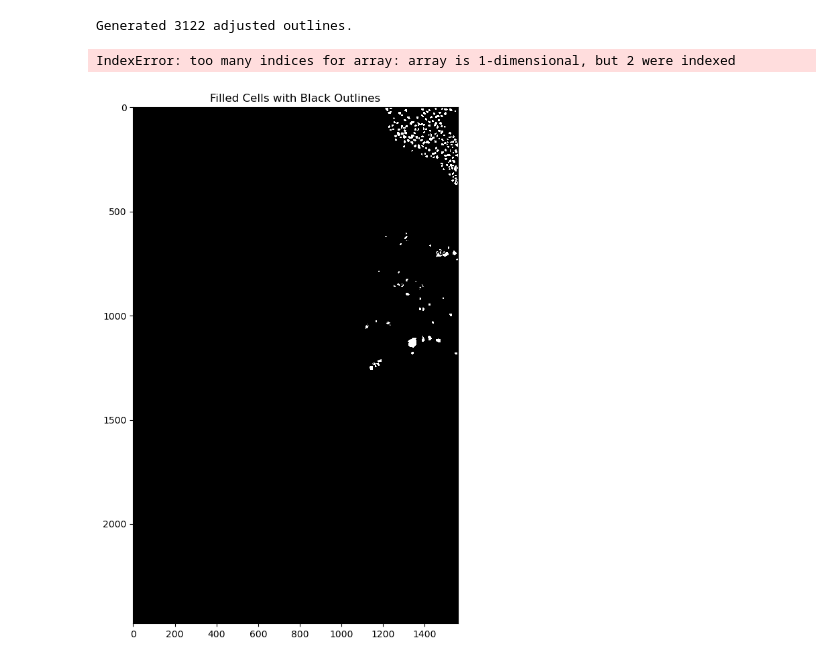
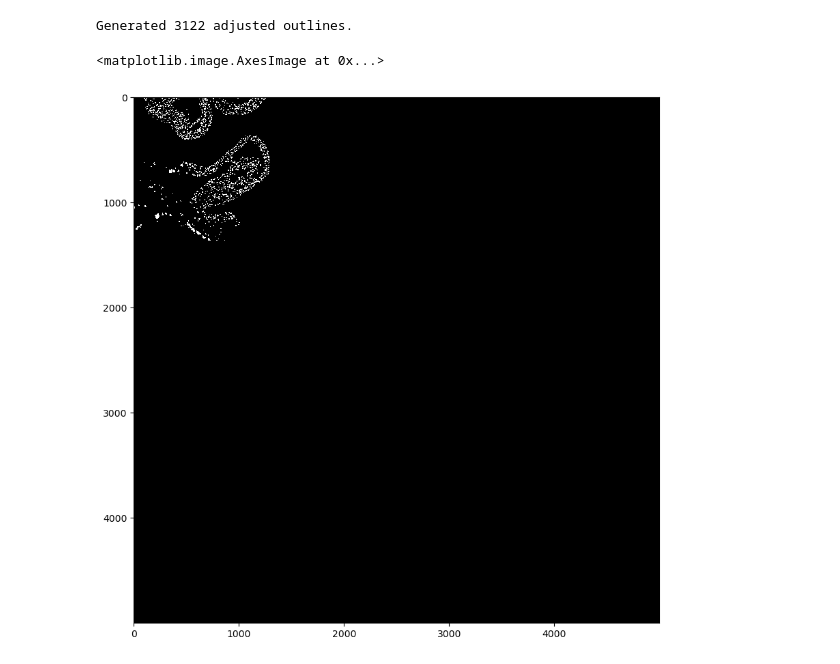
Before and after one commit to xiwang3236/Image_processing_tools, a Jupyter notebook: Solve_conflict.ipynb, the cells around one changed output. Cells and saved outputs as stored; diff of their text form; code cells hidden in the pictures.

```diff
--- a/Solve_conflict.ipynb
+++ b/Solve_conflict.ipynb
@@ -74,17 +74,3 @@ plt.show()
 outlines_1[0][0]
 # %% [output]
 array([93,  0])
-# %%
-import numpy as np
-
-# Define offset for Segment 1
-offset = np.array([1116, 0])  # Row offset: 1116, Column offset: 0
-
-# Adjust all outlines in outlines_1
-adjusted_outlines_1 = []
-
-for outline in outlines_1:
-    adjusted_outline = [point + offset for point in outline]  # Add offset to each point
-    adjusted_outlines_1.append(np.array(adjusted_outline))  # Store the adjusted outline as a NumPy array
-
-print(f"Adjusted outlines_1[0][0]: {adjusted_outlines_1[0][0]}")
@@ -173,31 +174,24 @@ outline [[ 93   0]
 Generated 3122 adjusted outlines.
 # %%
 # Define the shape of the new mask
-mask_shape = (2478, 1560)
+mask_shape = (5000, 5000)
 
 # Create a zero-filled mask
 filled_image_new = np.zeros(mask_shape, dtype=np.uint8)
 
 
 # Fill each outline's interior as white
-for outline in adjusted_outline:
+for outline in outlines_1:
     # Ensure the outline coordinates are in integer format
     outline = np.array(outline, dtype=np.int32)
 
     # Get the rows and columns for the interior of each polygon
     rr, cc = polygon(outline[:, 1], outline[:, 0], filled_image_1.shape)
     filled_image_new[rr, cc] = 255  # Fill with white (255) inside each contour
-# %% [output]
-IndexError: too many indices for array: array is 1-dimensional, but 2 were indexed
 # %%
 # Plot the filled binary image with black outlines
 fig, ax = plt.subplots(figsize=(10, 10))
 ax.imshow(filled_image_new, cmap='gray', interpolation='none')
-for outline in outlines_0:
-    plt.plot(outline[:, 0], outline[:, 1], color='black', linewidth=1)  # Add black outlines on top
-
-ax.set_title("Filled Cells with Black Outlines")
-ax.axis('on')
-plt.show()
 # %% [output]
+<matplotlib.image.AxesImage at 0x...>
-[figure, old version]
+[figure, new version]
```
Also changed, not shown: parts of 5 cells of this notebook.
